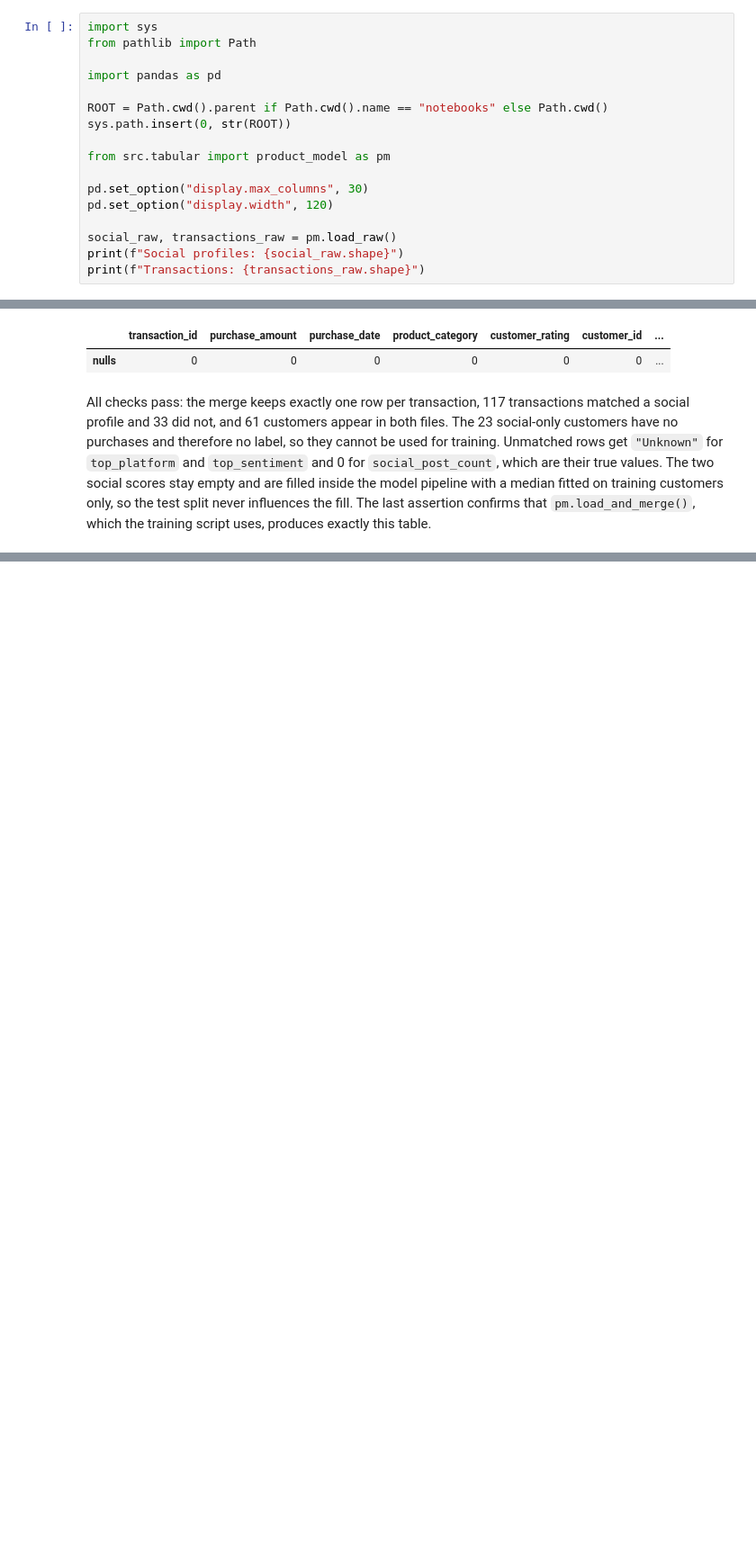
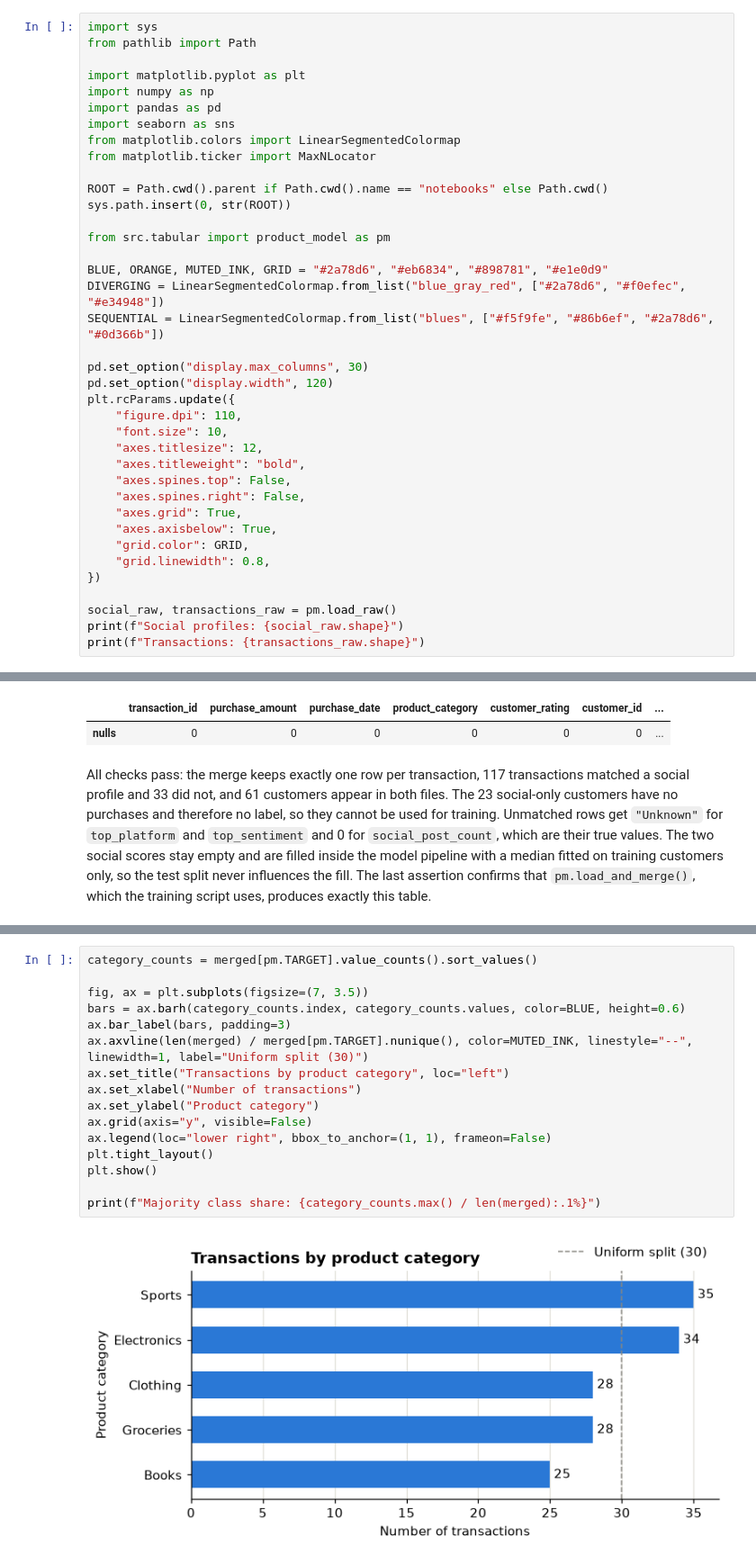
Before and after one commit to Flaviaa4/multi_data_processing, a Jupyter notebook: notebooks/tabular_pipeline.ipynb, the cells around one changed output, grey strips where cells are left out. Shown at 90% size. Drawn from its saved outputs; the diff is of its cells as text; blank space fills up the shorter version.

Commit message:
Add exploratory data analysis for merged tabular data

```diff
--- a/notebooks/tabular_pipeline.ipynb
+++ b/notebooks/tabular_pipeline.ipynb
@@ -8,15 +8,36 @@ This notebook cleans and merges the customer social profiles and transactions, e
 import sys
 from pathlib import Path
 
+import matplotlib.pyplot as plt
+import numpy as np
 import pandas as pd
+import seaborn as sns
+from matplotlib.colors import LinearSegmentedColormap
+from matplotlib.ticker import MaxNLocator
 
 ROOT = Path.cwd().parent if Path.cwd().name == "notebooks" else Path.cwd()
 sys.path.insert(0, str(ROOT))
 
 from src.tabular import product_model as pm
 
+BLUE, ORANGE, MUTED_INK, GRID = "#2a78d6", "#eb6834", "#898781", "#e1e0d9"
+DIVERGING = LinearSegmentedColormap.from_list("blue_gray_red", ["#2a78d6", "#f0efec", "#e34948"])
+SEQUENTIAL = LinearSegmentedColormap.from_list("blues", ["#f5f9fe", "#86b6ef", "#2a78d6", "#0d366b"])
+
 pd.set_option("display.max_columns", 30)
 pd.set_option("display.width", 120)
+plt.rcParams.update({
+    "figure.dpi": 110,
+    "font.size": 10,
+    "axes.titlesize": 12,
+    "axes.titleweight": "bold",
+    "axes.spines.top": False,
+    "axes.spines.right": False,
+    "axes.grid": True,
+    "axes.axisbelow": True,
+    "grid.color": GRID,
+    "grid.linewidth": 0.8,
+})
 
 social_raw, transactions_raw = pm.load_raw()
 print(f"Social profiles: {social_raw.shape}")
@@ -202,0 +271,18 @@ All checks pass: the merge keeps exactly one row per transaction, 117 transactio
+# %%
+category_counts = merged[pm.TARGET].value_counts().sort_values()
+
+fig, ax = plt.subplots(figsize=(7, 3.5))
+bars = ax.barh(category_counts.index, category_counts.values, color=BLUE, height=0.6)
+ax.bar_label(bars, padding=3)
+ax.axvline(len(merged) / merged[pm.TARGET].nunique(), color=MUTED_INK, linestyle="--", linewidth=1, label="Uniform split (30)")
+ax.set_title("Transactions by product category", loc="left")
+ax.set_xlabel("Number of transactions")
+ax.set_ylabel("Product category")
+ax.grid(axis="y", visible=False)
+ax.legend(loc="lower right", bbox_to_anchor=(1, 1), frameon=False)
+plt.tight_layout()
+plt.show()
+
+print(f"Majority class share: {category_counts.max() / len(merged):.1%}")
+# %% [output]
+[figure, added]
```
Also changed, not shown: parts of 19 cells of this notebook.
